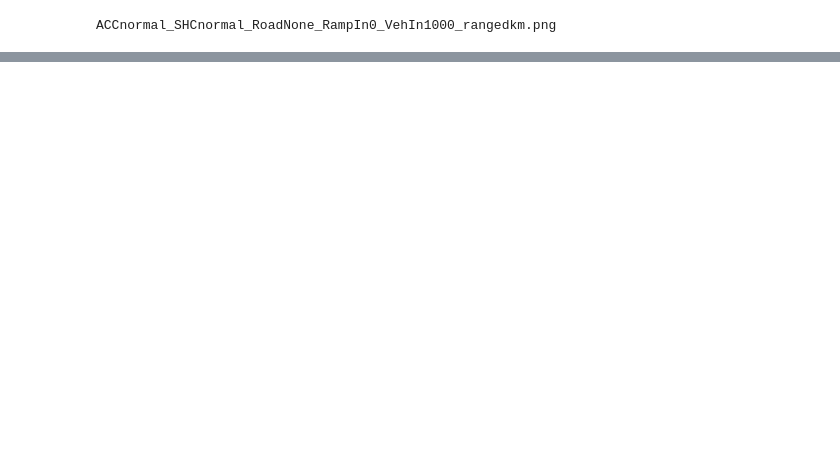
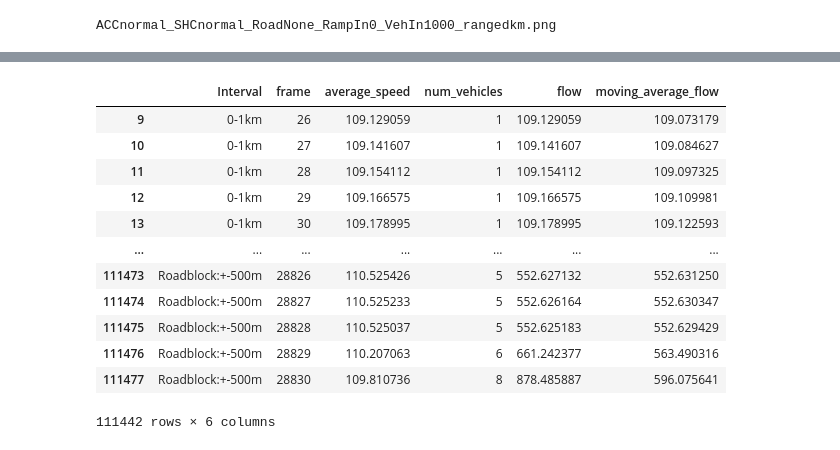
Before and after one commit to hargerho/Simulation-Development, a Jupyter notebook: dev.ipynb, the cells around one changed output, grey strips where cells are left out. Saved outputs shown, nothing was run; the diff lists cells and outputs as text; code cells hidden in the pictures; blank space fills up the shorter version.

Commit message:
streamlined data analysis

```diff
--- a/dev.ipynb
+++ b/dev.ipynb
@@ -585,0 +67,12 @@ for filename in os.listdir(folderpath):
+# %%
+# Create a list to store interval-specific DataFrames
+interval_dfs = []
+
+# Filter rows and create interval-specific DataFrames
+for label, (start, end) in testDict.items():
+    interval_rows = df[df['location'].apply(lambda x: start <= x[0] <= end)]
+    interval_rows['Interval'] = label  # Add a new column for interval label
+    interval_dfs.append(interval_rows)
+
+# Combine interval-specific DataFrames into a single DataFrame
+combined_df = pd.concat(interval_dfs, ignore_index=True)
@@ -585,0 +88,12 @@ for filename in os.listdir(folderpath):
+# %%
+# Convert speed from pixel/second -> kmph
+combined_df['speed'] *= (3600 / 2000)
+
+# Group by interval and frame, and calculate necessary statistics
+grouped_df = combined_df.groupby(['Interval', 'frame']).agg({
+    'speed': 'mean',
+    'uuid': 'nunique'
+}).reset_index()
+
+# Rename columns for clarity
+grouped_df.rename(columns={'speed': 'average_speed', 'uuid': 'num_vehicles'}, inplace=True)
@@ -585,0 +109,23 @@ for filename in os.listdir(folderpath):
+# %%
+# Compute flow and moving average
+grouped_df['flow'] = grouped_df['num_vehicles'] * grouped_df['average_speed']
+grouped_df['moving_average_flow'] = grouped_df.groupby('Interval')['flow'].rolling(window=10).mean().reset_index(level=0, drop=True)
+
+# Filter out NaN values from moving average
+grouped_df.dropna(subset=['moving_average_flow'], inplace=True)
+# %%
+grouped_df
+# %% [output]
+|  | Interval | frame | average_speed | num_vehicles | flow | moving_average_flow |
+| 9 | 0-1km | 26 | 109.129059 | 1 | 109.129059 | 109.073179 |
+| 10 | 0-1km | 27 | 109.141607 | 1 | 109.141607 | 109.084627 |
+| 11 | 0-1km | 28 | 109.154112 | 1 | 109.154112 | 109.097325 |
+| 12 | 0-1km | 29 | 109.166575 | 1 | 109.166575 | 109.109981 |
+| 13 | 0-1km | 30 | 109.178995 | 1 | 109.178995 | 109.122593 |
+| ... | ... | ... | ... | ... | ... | ... |
+| 111473 | Roadblock:+-500m | 28826 | 110.525426 | 5 | 552.627132 | 552.631250 |
+| 111474 | Roadblock:+-500m | 28827 | 110.525233 | 5 | 552.626164 | 552.630347 |
+| 111475 | Roadblock:+-500m | 28828 | 110.525037 | 5 | 552.625183 | 552.629429 |
+| 111476 | Roadblock:+-500m | 28829 | 110.207063 | 6 | 661.242377 | 563.490316 |
+| 111477 | Roadblock:+-500m | 28830 | 109.810736 | 8 | 878.485887 | 596.075641 |
+111442 rows × 6 columns
```
Also changed, not shown: parts of 21 cells of this notebook, 1 other file.
